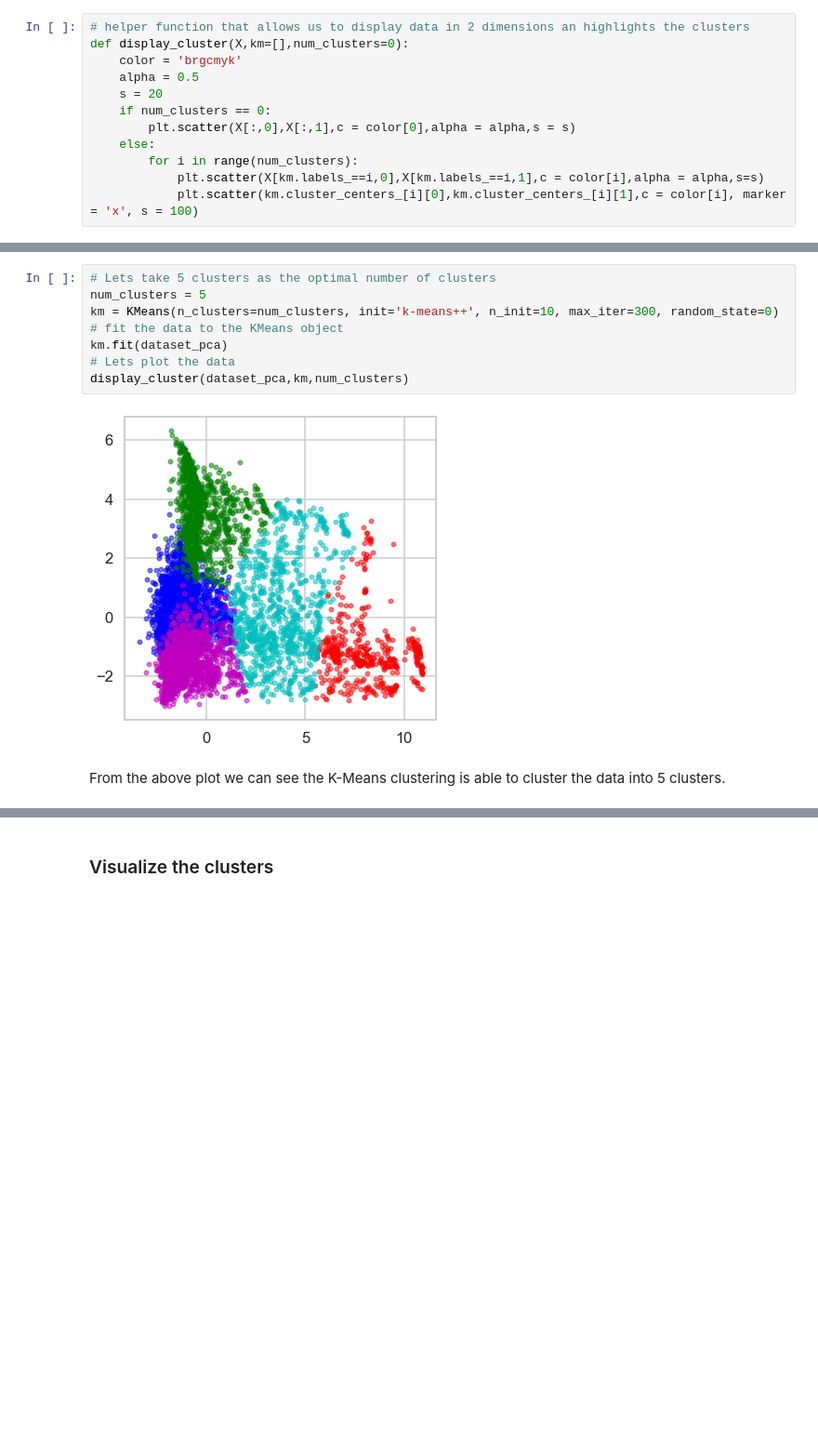
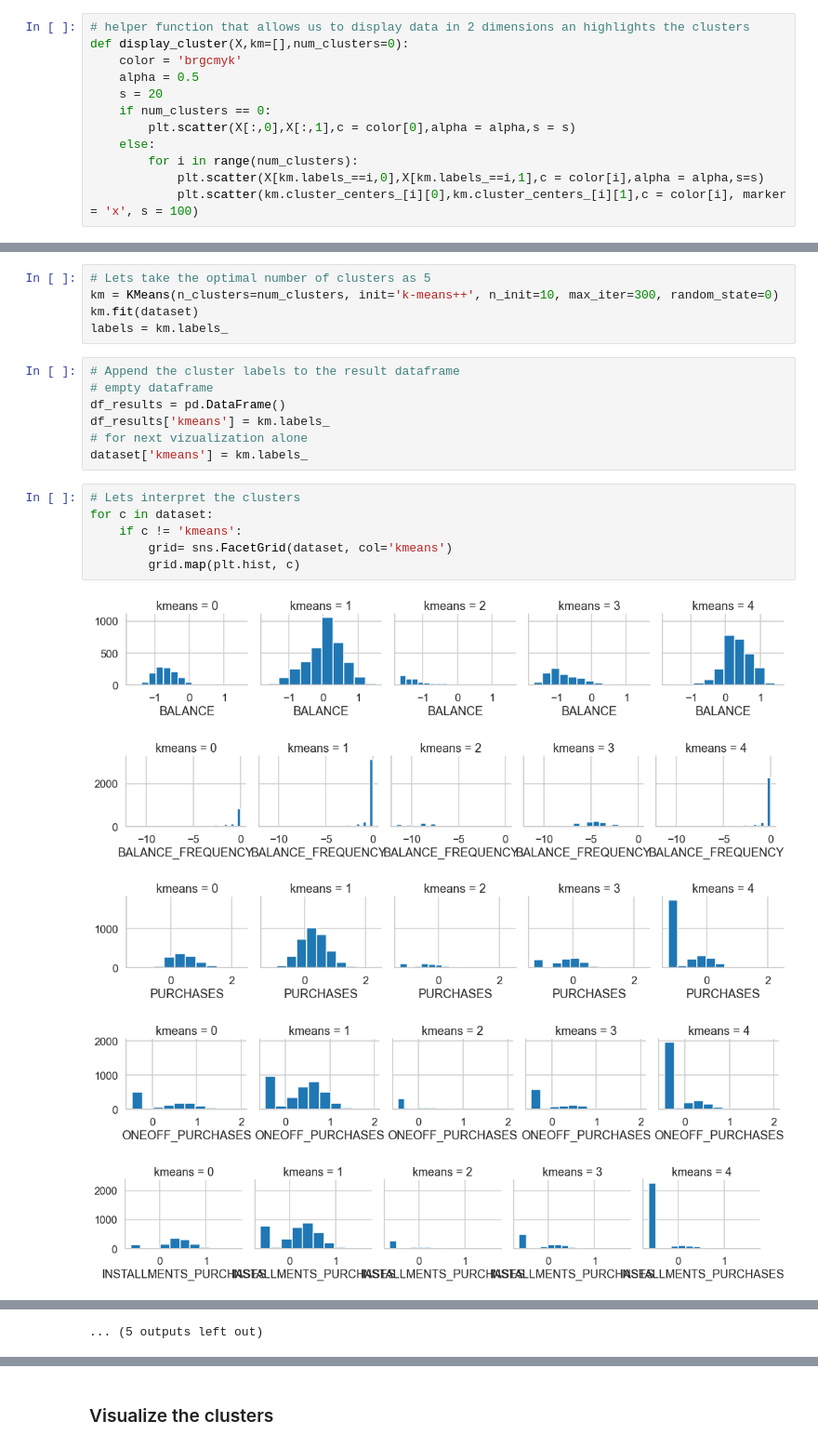
Before and after one commit to mohameddhameem/IBM-Machine-Learning, a Jupyter notebook: Unsupervised Machine Learning/Final Assignment/Clustering Unsupervised Assignment.ipynb, the cells around one changed output, grey strips where cells are left out. Shown at 93% size. Cells and saved outputs as stored; diff of their text form; blank space fills up the shorter version.

```diff
--- a/Unsupervised Machine Learning/Final Assignment/Clustering Unsupervised Assignment.ipynb
+++ b/Unsupervised Machine Learning/Final Assignment/Clustering Unsupervised Assignment.ipynb
@@ -272,12 +264,24 @@ elbow_method(dataset_pca)
 # %%
-# Lets take 5 clusters as the optimal number of clusters
-num_clusters = 5
+# Lets take the optimal number of clusters as 5
 km = KMeans(n_clusters=num_clusters, init='k-means++', n_init=10, max_iter=300, random_state=0)
-# fit the data to the KMeans object
-km.fit(dataset_pca)
-# Lets plot the data
-display_cluster(dataset_pca,km,num_clusters)
+km.fit(dataset)
+labels = km.labels_
-# %% [output]
-[figure, removed]
-# %% [markdown]
-From the above plot we can see the K-Means clustering is able to cluster the data into 5 clusters.
+# %%
+# Append the cluster labels to the result dataframe
+# empty dataframe
+df_results = pd.DataFrame()
+df_results['kmeans'] = km.labels_
+# for next vizualization alone
+dataset['kmeans'] = km.labels_
+# %%
+# Lets interpret the clusters
+for c in dataset:
+    if c != 'kmeans':
+        grid= sns.FacetGrid(dataset, col='kmeans')
+        grid.map(plt.hist, c)
+# %% [output]
+[figure, added]
+[figure, added]
+[figure, added]
+[figure, added]
+[figure, added]
@@ -283,0 +295 @@ From the above plot we can see the K-Means clustering is able to cluster the dat
+... (5 outputs left out)
```
Also changed, not shown: parts of 22 cells of this notebook, 10 other files.
